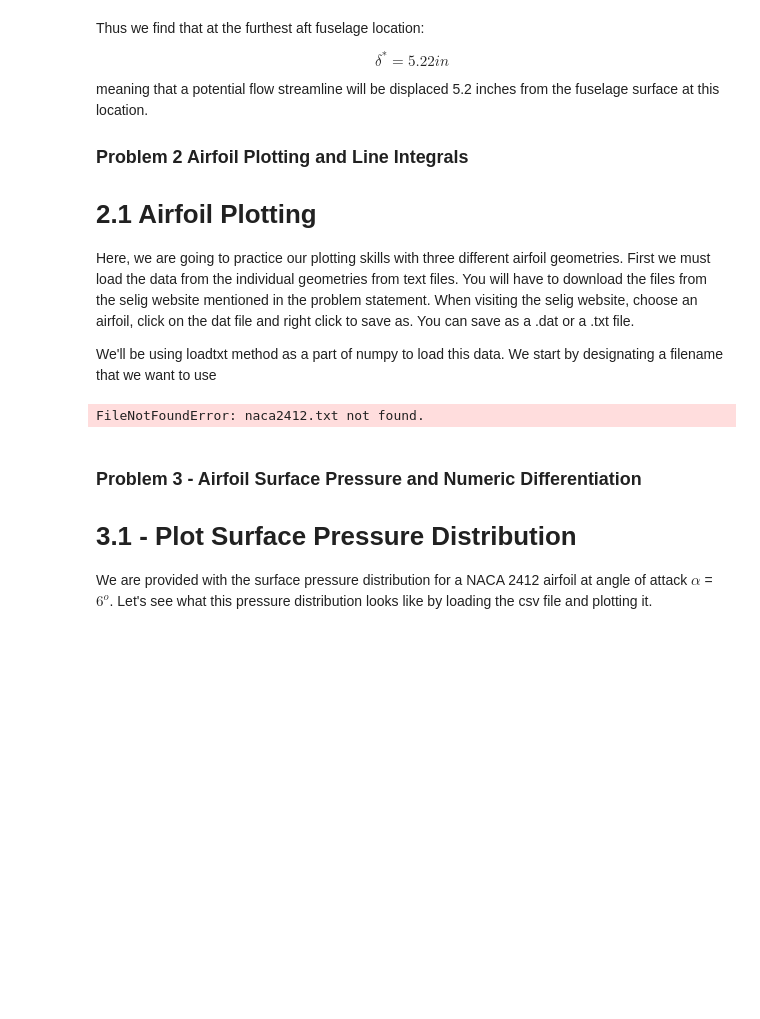
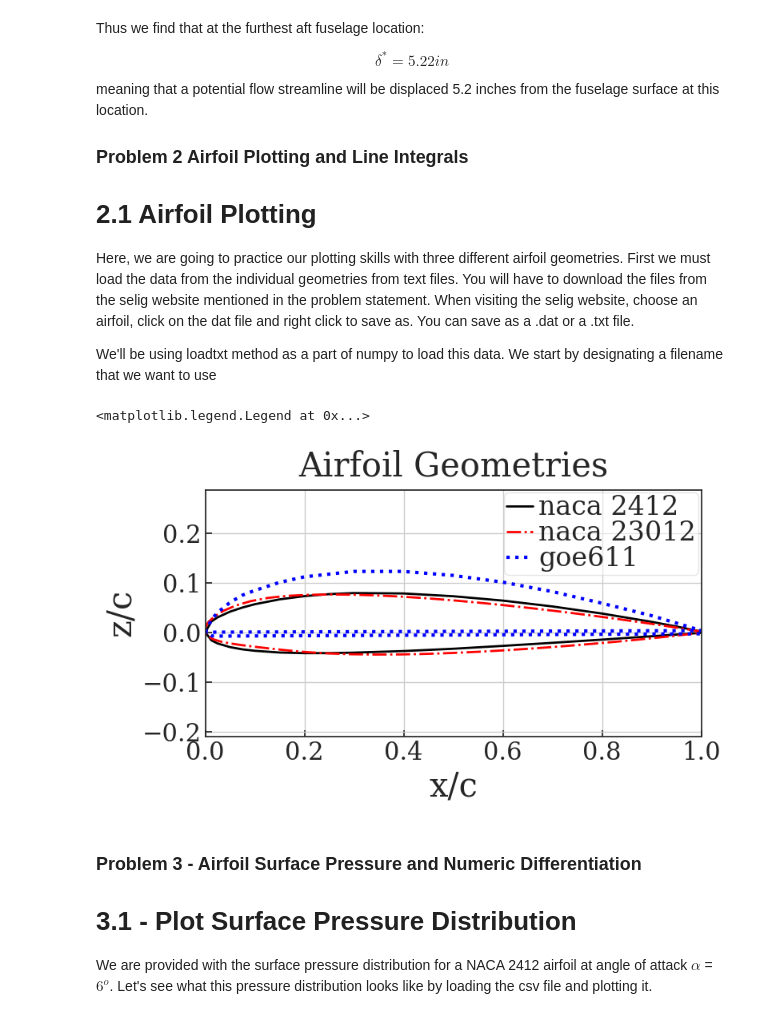
Before and after one commit to ndrichmond/EAE127, a Jupyter notebook: Project 0/EAE127 Project 0 Solution-2.ipynb, the cells around one changed output. Saved outputs shown, nothing was run; the diff lists cells and outputs as text; code cells hidden in the pictures; blank space fills up the shorter version.

```diff
--- a/Project 0/EAE127 Project 0 Solution-2.ipynb
+++ b/Project 0/EAE127 Project 0 Solution-2.ipynb
@@ -254,38 +257,39 @@ Here, we are going to practice our plotting skills with three different airfoil
 
 We'll be using loadtxt method as a part of numpy to load this data. We start by designating a filename that we want to use
 # %%
-filename = "naca2412.txt"
+filename = "airfoil_info\\naca2412.txt"
 
 # two columns of data, requires two variables
 x12, z12 = np.loadtxt(filename, skiprows = 1, unpack = True)
 
-filename = "naca23012.txt"
+filename = "airfoil_info\\naca23012.txt"
 # two columns of data, requires two variables
 xn12, zn12 = np.loadtxt(filename, skiprows = 1, unpack = True)
 
-filename = "goe611.txt"
+filename = "airfoil_info\\goe611.txt"
 # two columns of data, requires two variables
 xg611, zg611 = np.loadtxt(filename, skiprows = 2, unpack = True)
 
 # next, we just plot this data
 #PLOT ALL AIRFOILS
 #Start Figure (figsize sets aspect ratio, make it skinny for an airfoil)
 plt.figure(figsize=(8,4))
 plt.title('Airfoil Geometries') #Set title of figure
 plt.xlabel("x/c") #Label x axis (non-dimensional x)
 plt.ylabel("z/c") #Label y axis (non-dimensional z)
 #Plot Airfoil Data
 plt.plot(x12, z12, label="naca 2412", color='black', linestyle="-", linewidth=2, markersize=8)
 plt.plot(xn12, zn12, label="naca 23012", color='red', linestyle="-.", linewidth=2, markersize=4)
 plt.plot(xg611, zg611, label="goe611", color='blue', linestyle=":", linewidth=3, markersize=2)
 plt.grid(True) #Plot a grid
 #Force Axis to have equal scale (VERY important for geometry plots)
 plt.axis('equal') #************************************************************
 plt.xlim([0, 1]) #Lock x-axis to airfoil
 #Plot Legend located in 'best' space
 plt.legend(loc='best')
 # %% [output]
-FileNotFoundError: naca2412.txt not found.
+<matplotlib.legend.Legend at 0x...>
+[figure, added]
 # %% [markdown]
 ### Problem 3 - Airfoil Surface Pressure and Numeric Differentiation
 
```
Also changed, not shown: parts of 4 cells of this notebook.
